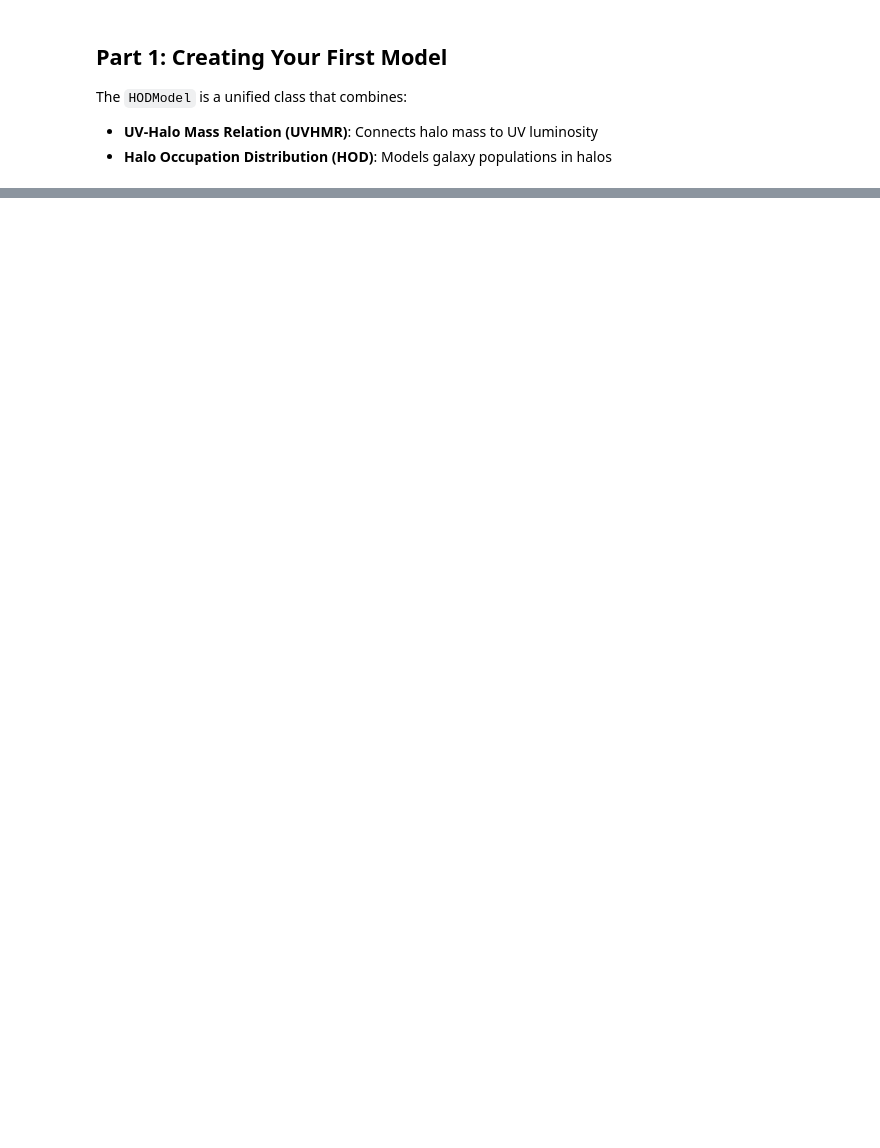
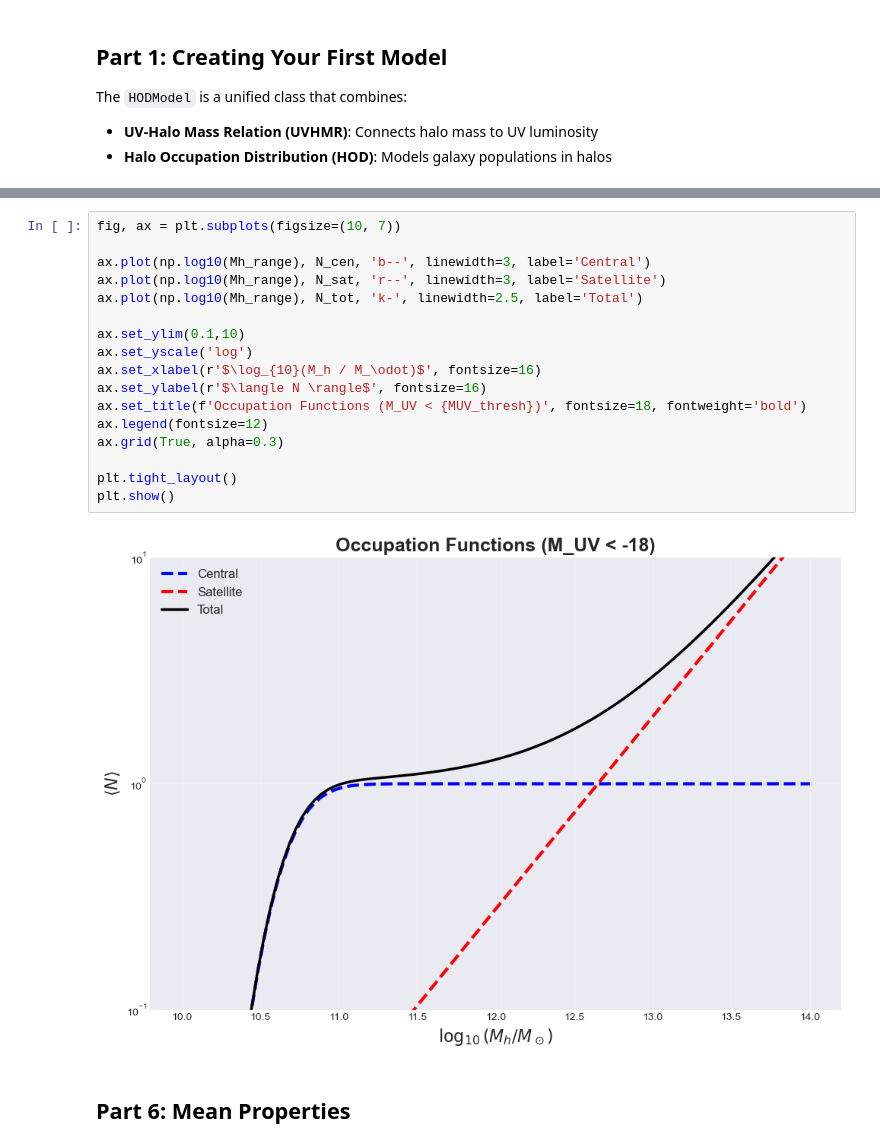
Before and after one commit to mShuntov/uvlf-hod, a Jupyter notebook: examples/basic_usage.ipynb, the cells around one changed output, grey strips where cells are left out. Cells and saved outputs as stored; diff of their text form; blank space fills up the shorter version.

```diff
--- a/examples/basic_usage.ipynb
+++ b/examples/basic_usage.ipynb
@@ -434,0 +201,21 @@ UVHMR Parameters:
+# %%
+fig, ax = plt.subplots(figsize=(10, 7))
+
+ax.plot(np.log10(Mh_range), N_cen, 'b--', linewidth=3, label='Central')
+ax.plot(np.log10(Mh_range), N_sat, 'r--', linewidth=3, label='Satellite')
+ax.plot(np.log10(Mh_range), N_tot, 'k-', linewidth=2.5, label='Total')
+
+ax.set_ylim(0.1,10)
+ax.set_yscale('log')
+ax.set_xlabel(r'$\log_{10}(M_h / M_\odot)$', fontsize=16)
+ax.set_ylabel(r'$\langle N \rangle$', fontsize=16)
+ax.set_title(f'Occupation Functions (M_UV < {MUV_thresh})', fontsize=18, fontweight='bold')
+ax.legend(fontsize=12)
+ax.grid(True, alpha=0.3)
+
+plt.tight_layout()
+plt.show()
+# %% [output]
+[figure, added]
+# %% [markdown]
+## Part 6: Mean Properties
```
Also changed, not shown: parts of 42 cells of this notebook, 6 other files.
